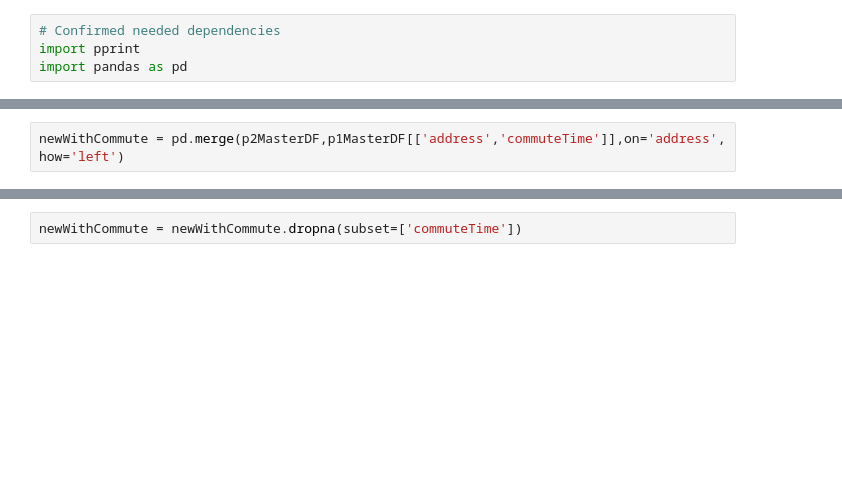
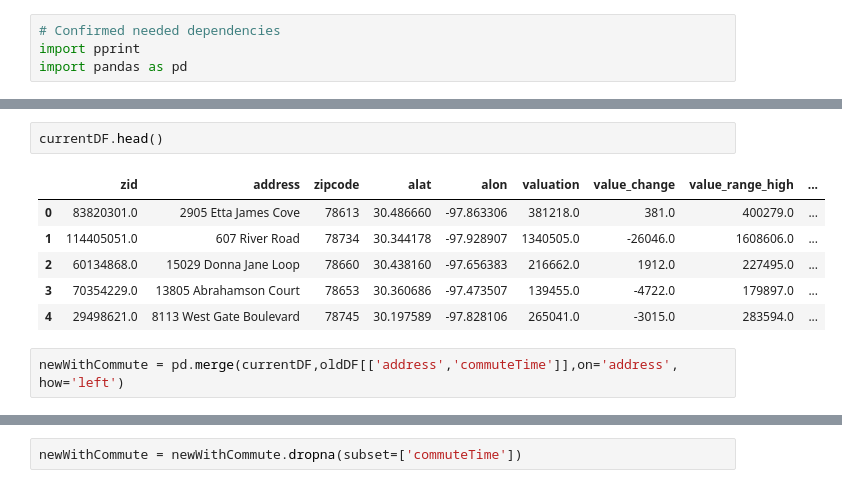
Before and after one commit to vlarie/EPIC_team5_Project2, a Jupyter notebook: jupyter notebooks/Troy's Data Merge Notebook.ipynb, the cells around one changed output, grey strips where cells are left out. Drawn from its saved outputs; the diff is of its cells as text; blank space fills up the shorter version.

```diff
--- a/jupyter notebooks/Troy's Data Merge Notebook.ipynb
+++ b/jupyter notebooks/Troy's Data Merge Notebook.ipynb
@@ -15,2 +24,11 @@ p2MasterDF = pd.DataFrame(fileImport)
+# %%
+currentDF.head()
+# %% [output]
+|  | zid | address | zipcode | alat | alon | valuation | value_change | value_range_high | ... |
+| 0 | 83820301.0 | 2905 Etta James Cove | 78613 | 30.486660 | -97.863306 | 381218.0 | 381.0 | 400279.0 | ... |
+| 1 | 114405051.0 | 607 River Road | 78734 | 30.344178 | -97.928907 | 1340505.0 | -26046.0 | 1608606.0 | ... |
+| 2 | 60134868.0 | 15029 Donna Jane Loop | 78660 | 30.438160 | -97.656383 | 216662.0 | 1912.0 | 227495.0 | ... |
+| 3 | 70354229.0 | 13805 Abrahamson Court | 78653 | 30.360686 | -97.473507 | 139455.0 | -4722.0 | 179897.0 | ... |
+| 4 | 29498621.0 | 8113 West Gate Boulevard | 78745 | 30.197589 | -97.828106 | 265041.0 | -3015.0 | 283594.0 | ... |
 # %%
-newWithCommute = pd.merge(p2MasterDF,p1MasterDF[['address','commuteTime']],on='address', how='left')
+newWithCommute = pd.merge(currentDF,oldDF[['address','commuteTime']],on='address', how='left')
```
Also changed, not shown: parts of 8 cells of this notebook, 2 other files.
